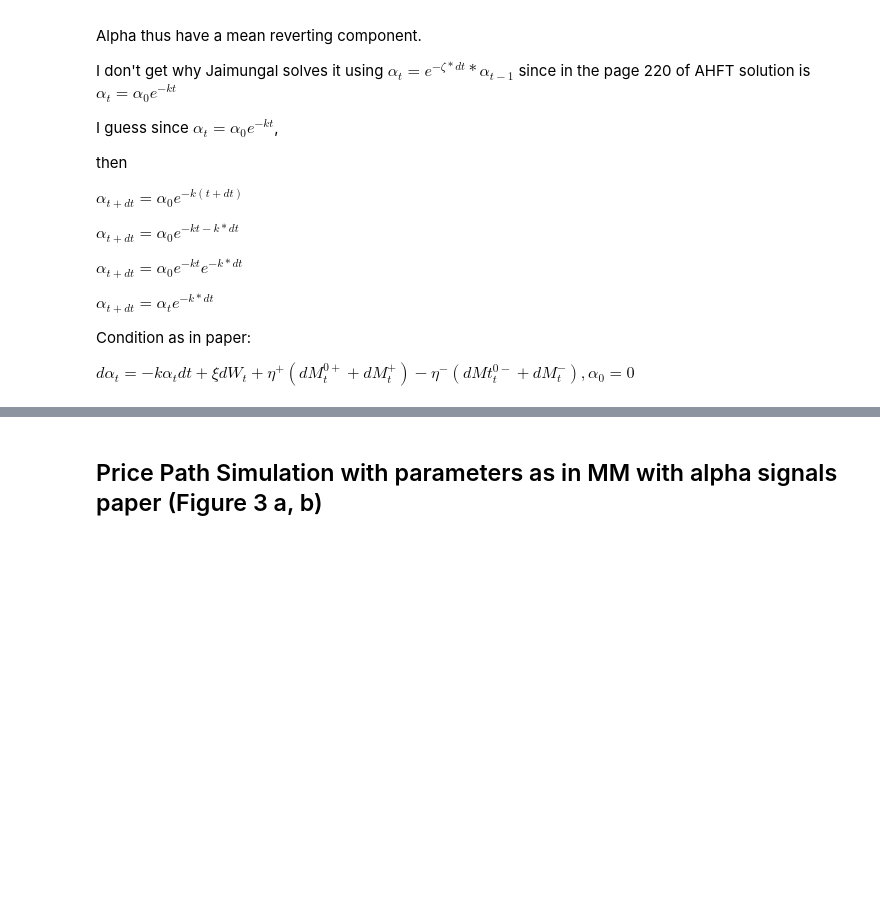
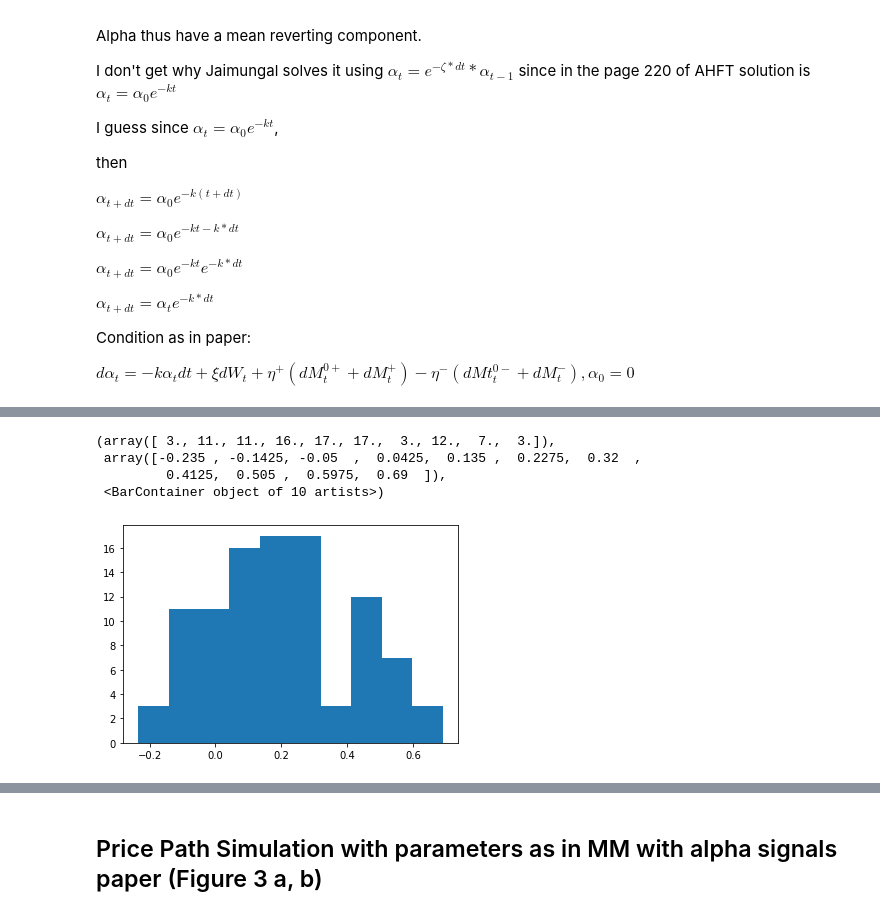
Before and after one commit to cavallofederico/marketmaking, a Jupyter notebook: market_making_alpha_signals - fede.ipynb, the cells around one changed output, grey strips where cells are left out. Cells and saved outputs as stored; diff of their text form; code cells hidden in the pictures; blank space fills up the shorter version.

```diff
--- a/market_making_alpha_signals - fede.ipynb
+++ b/market_making_alpha_signals - fede.ipynb
@@ -2,0 +267,7 @@
+# %%
+import numpy as np
+h = np.load("h.npy")
+q_a = np.load("q.npy")
+alpha = np.load("alpha.npy")
+l_plus = np.load("l_plus.npy")
+l_minus = np.load("l_minus.npy")
@@ -126 +449,10 @@ $d\alpha_t=-k\alpha_t dt + \xi dW_t + \eta^+ (dM_t^{0+}+dM_t^+)-\eta^-(dMt_t^{0-
+# %%
+import numpy as np
+h = np.load("h.npy")
+q = np.load("q.npy")
+alpha = np.load("alpha.npy")
+l_plus = np.load("l_plus.npy")
+l_minus = np.load("l_minus.npy")
+mo_plus = np.load("mo_plus.npy")
+mo_minus = np.load("mo_minus.npy")
 # %%
@@ -226,0 +676,8 @@ _ = generate_simulations(n=1, k=1, eta_plus=1, eta_minus=1, lambda_plus=1, lambd
+# %%
+plt.hist(pnl[:,-1])
+# %% [output]
+(array([ 3., 11., 11., 16., 17., 17.,  3., 12.,  7.,  3.]),
+ array([-0.235 , -0.1425, -0.05  ,  0.0425,  0.135 ,  0.2275,  0.32  ,
+         0.4125,  0.505 ,  0.5975,  0.69  ]),
+ <BarContainer object of 10 artists>)
+[figure, added]
```
Also changed, not shown: parts of 25 cells of this notebook.
